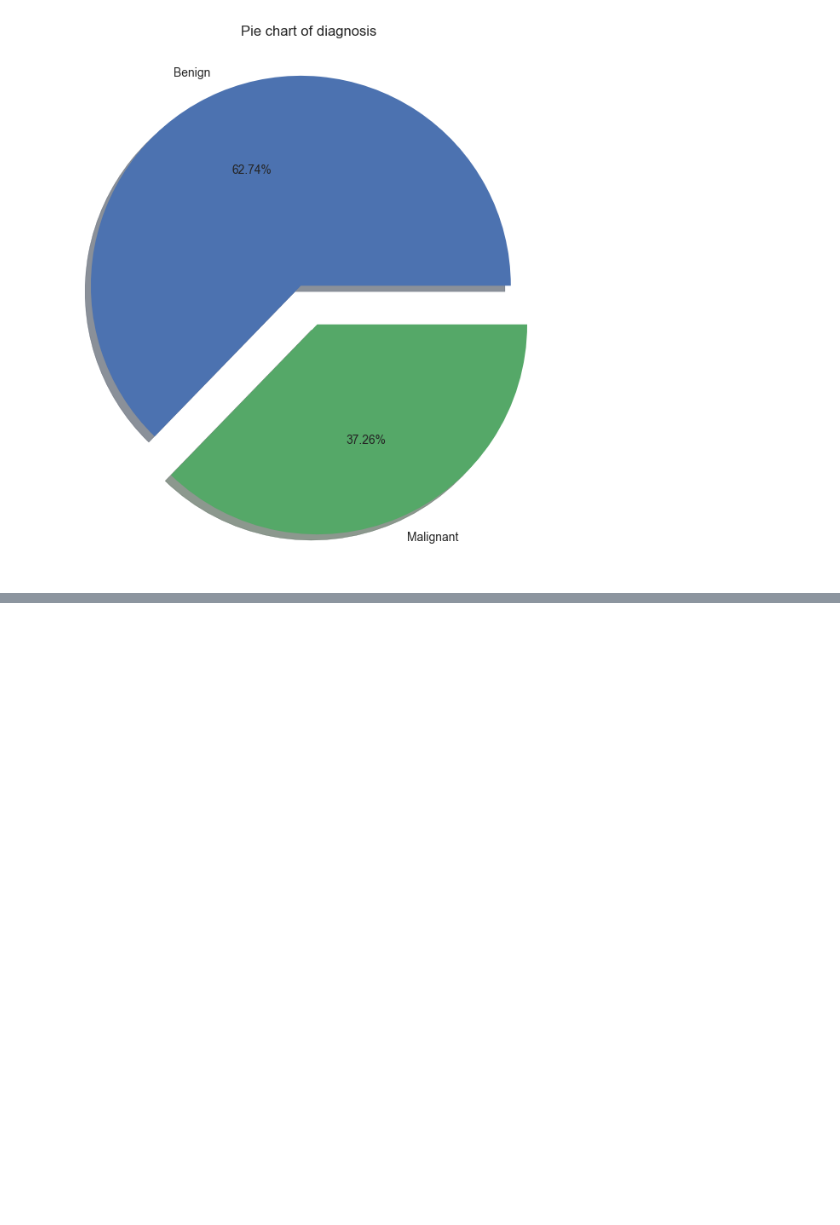
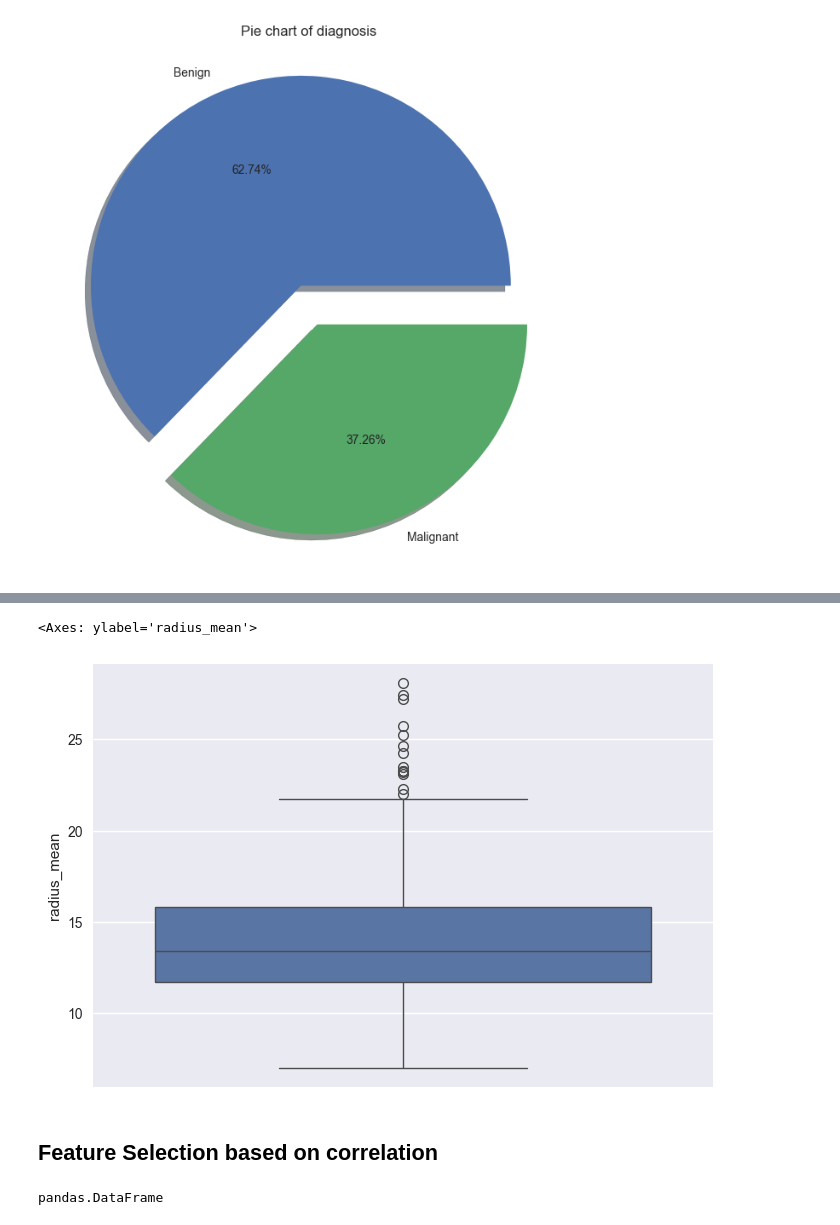
Before and after one commit to Shrestha-Ain/Breast_Cancer_Detector_logistic_Regression, a Jupyter notebook: Feature_engineering.ipynb, the cells around one changed output, grey strips where cells are left out. Drawn from its saved outputs; the diff is of its cells as text; code cells hidden in the pictures; blank space fills up the shorter version.

Commit message:
Feature selection based on correlation and creating the finalised dataset

```diff
--- a/Feature_engineering.ipynb
+++ b/Feature_engineering.ipynb
@@ -251,0 +292,11 @@ plt.show()
+# %%
+sns.boxplot(df_copy['radius_mean'])
+# %% [output]
+<Axes: ylabel='radius_mean'>
+[figure, added]
+# %% [markdown]
+## Feature Selection based on correlation
+# %%
+type(df_copy.corr())
+# %% [output]
+pandas.DataFrame
```
Also changed, not shown: parts of 13 cells of this notebook, 1 other file.
